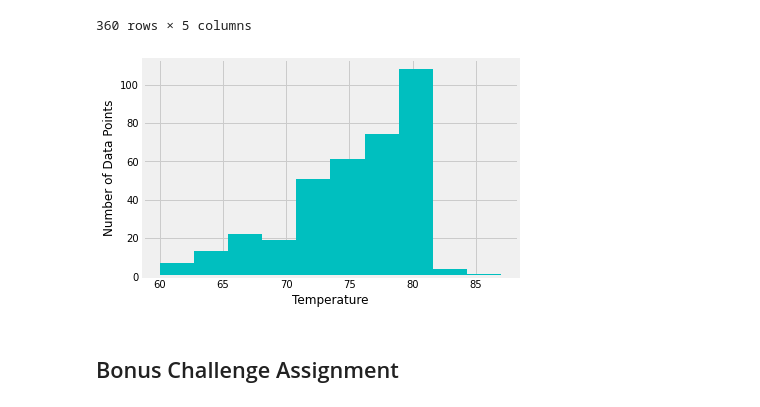
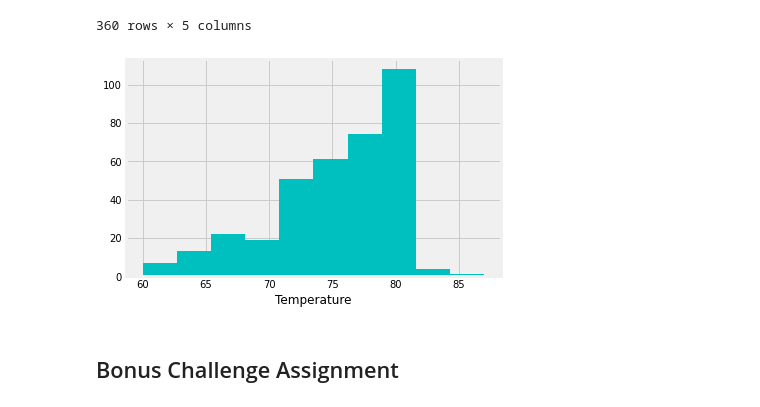
Before and after one commit to yaitouny/SMU_homework, a Jupyter notebook: 10-Advanced-Data-Storage-and-Retrieval/sqlalchemy_challenge/climate_starter.ipynb, the cells around one changed output. Drawn from its saved outputs; the diff is of its cells as text; code cells hidden in the pictures.

```diff
--- a/10-Advanced-Data-Storage-and-Retrieval/sqlalchemy_challenge/climate_starter.ipynb
+++ b/10-Advanced-Data-Storage-and-Retrieval/sqlalchemy_challenge/climate_starter.ipynb
@@ -296,11 +296,11 @@ df6
 360 rows × 5 columns
 # %%
 plt.hist(df6.tobs, color= "c")
+plt.title("")
 plt.xlabel("Temperature")
-plt.ylabel("Number of Data Points")
 plt.show()
 # %% [output]
-[figure, old version]
+[figure, new version]
 # %% [markdown]
 ## Bonus Challenge Assignment
 # %%
```
Also changed, not shown: parts of 3 cells of this notebook.
